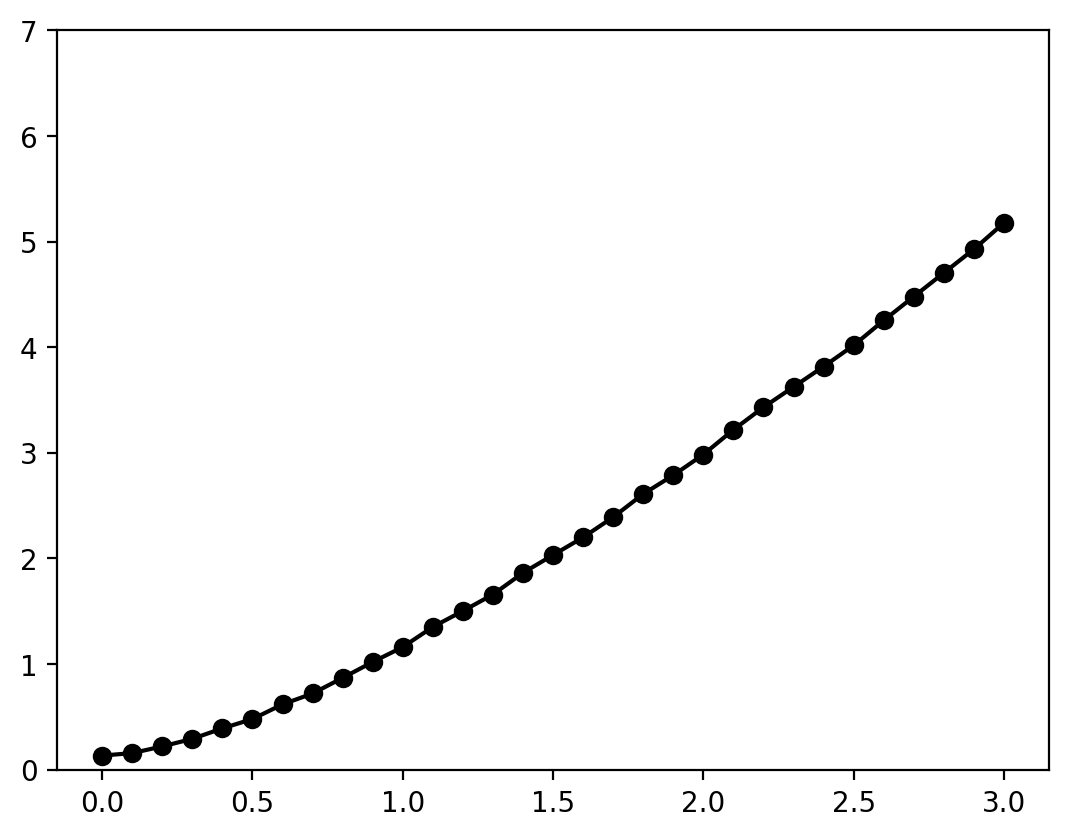
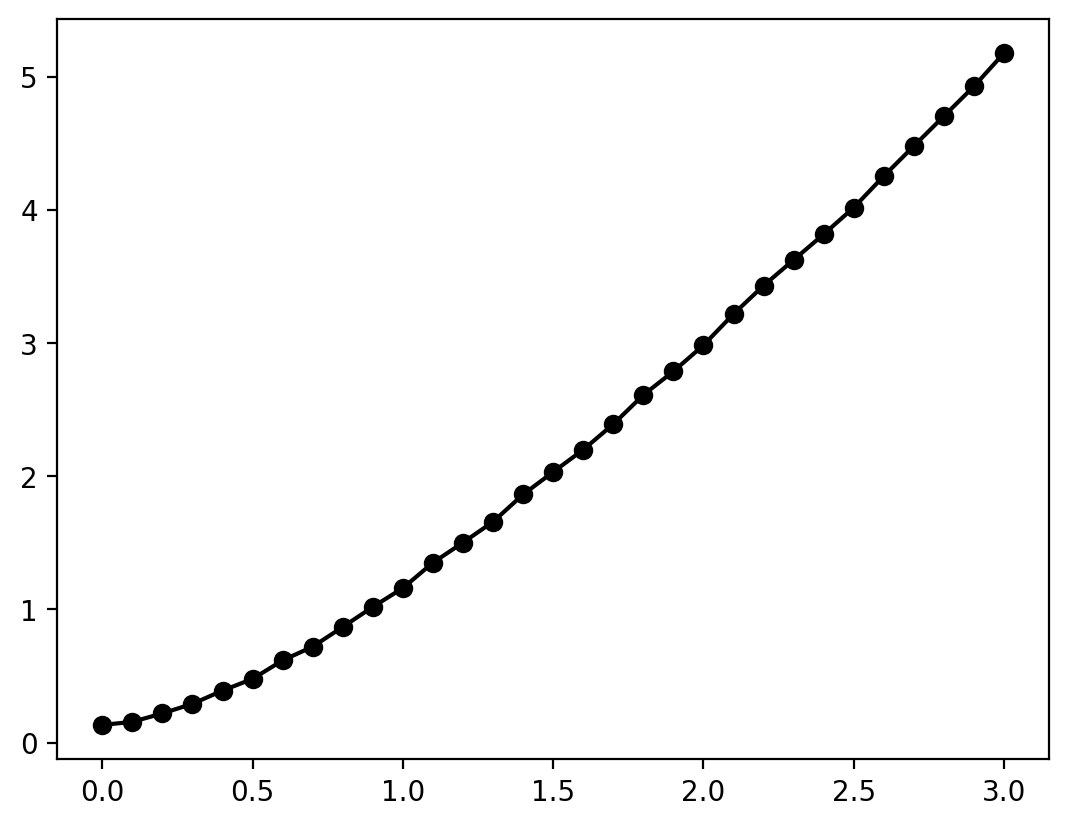
Unified diff of the notebook cell whose output changed from the first chart to the second:
--- before
+++ after
@@ -1,4 +1,4 @@
 fig, ax = plt.subplots(1, 1)
 ax.plot(np.arange(len(d2))/10, abs(np.array(d2)), '-ok')
-ax.set_ylim(0, 7)
+# ax.set_ylim(0, 7)
 plt.show()

Commit: modify SPD with weight